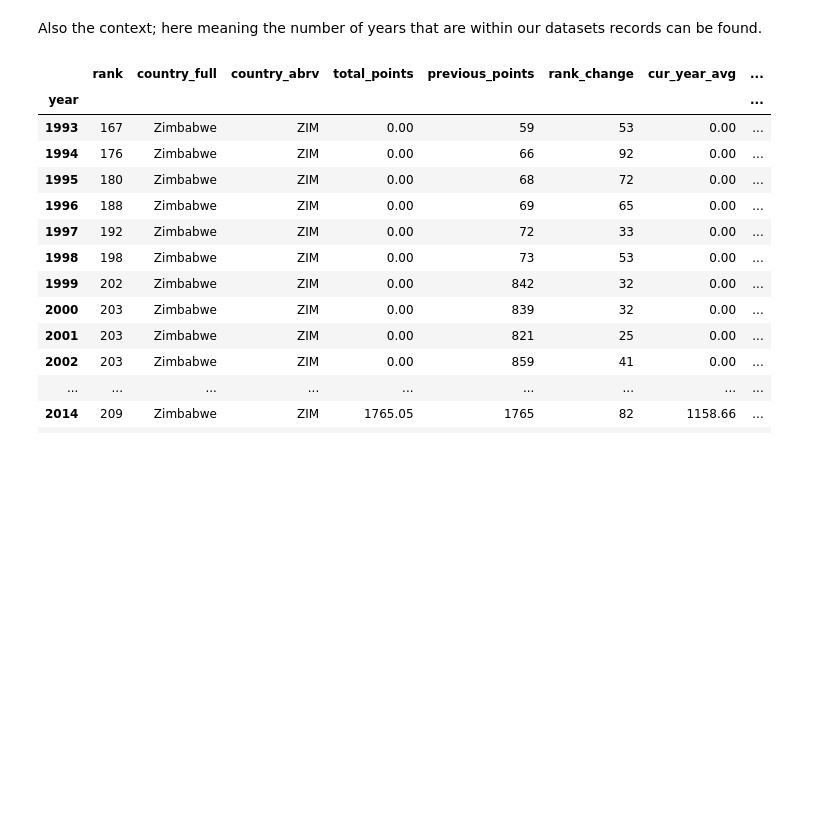
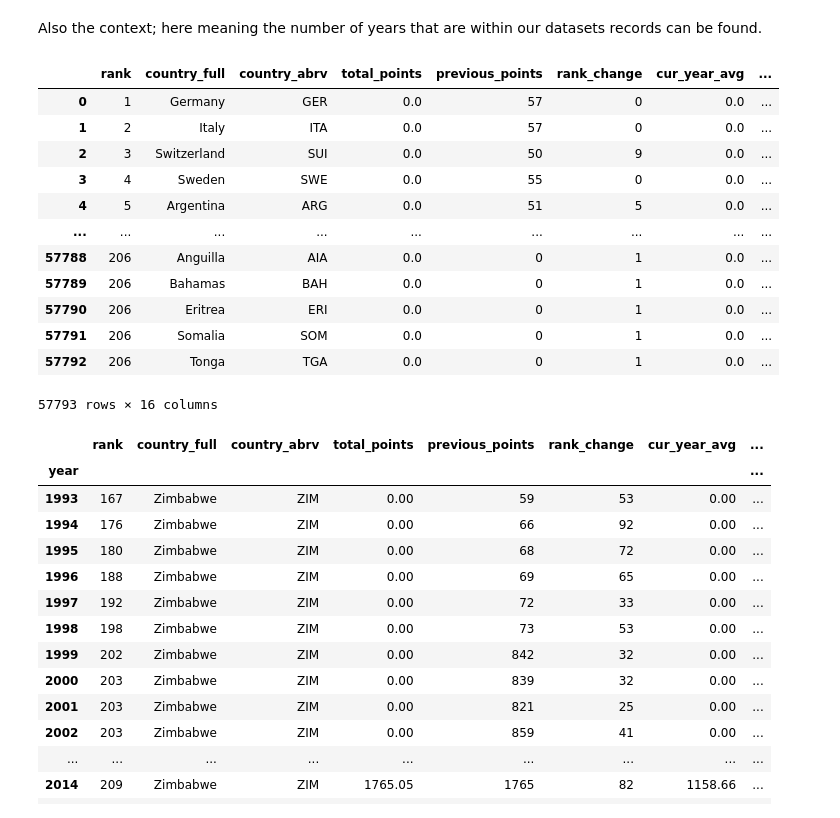
Before and after one commit to MugoChege/guesswork, a Jupyter notebook: The_one_for_football.ipynb, the cells around one changed output. Drawn from its saved outputs; the diff is of its cells as text; code cells hidden in the pictures; blank space fills up the shorter version.

```diff
--- a/The_one_for_football.ipynb
+++ b/The_one_for_football.ipynb
@@ -128,6 +129,22 @@ An assumption in made that will be investigated here that the ranking is much mo
 Also the context; here meaning the number of years that are within our datasets records can be found.
 # %%
 foryear = ranking.copy()
+# %%
+foryear
+# %% [output]
+|  | rank | country_full | country_abrv | total_points | previous_points | rank_change | cur_year_avg | ... |
+| 0 | 1 | Germany | GER | 0.0 | 57 | 0 | 0.0 | ... |
+| 1 | 2 | Italy | ITA | 0.0 | 57 | 0 | 0.0 | ... |
+| 2 | 3 | Switzerland | SUI | 0.0 | 50 | 9 | 0.0 | ... |
+| 3 | 4 | Sweden | SWE | 0.0 | 55 | 0 | 0.0 | ... |
+| 4 | 5 | Argentina | ARG | 0.0 | 51 | 5 | 0.0 | ... |
+| ... | ... | ... | ... | ... | ... | ... | ... | ... |
+| 57788 | 206 | Anguilla | AIA | 0.0 | 0 | 1 | 0.0 | ... |
+| 57789 | 206 | Bahamas | BAH | 0.0 | 0 | 1 | 0.0 | ... |
+| 57790 | 206 | Eritrea | ERI | 0.0 | 0 | 1 | 0.0 | ... |
+| 57791 | 206 | Somalia | SOM | 0.0 | 0 | 1 | 0.0 | ... |
+| 57792 | 206 | Tonga | TGA | 0.0 | 0 | 1 | 0.0 | ... |
+57793 rows × 16 columns
 # %%
 foryear['year']= ''
 for r ,row in foryear.iterrows():
```
Also changed, not shown: parts of 24 cells of this notebook.
